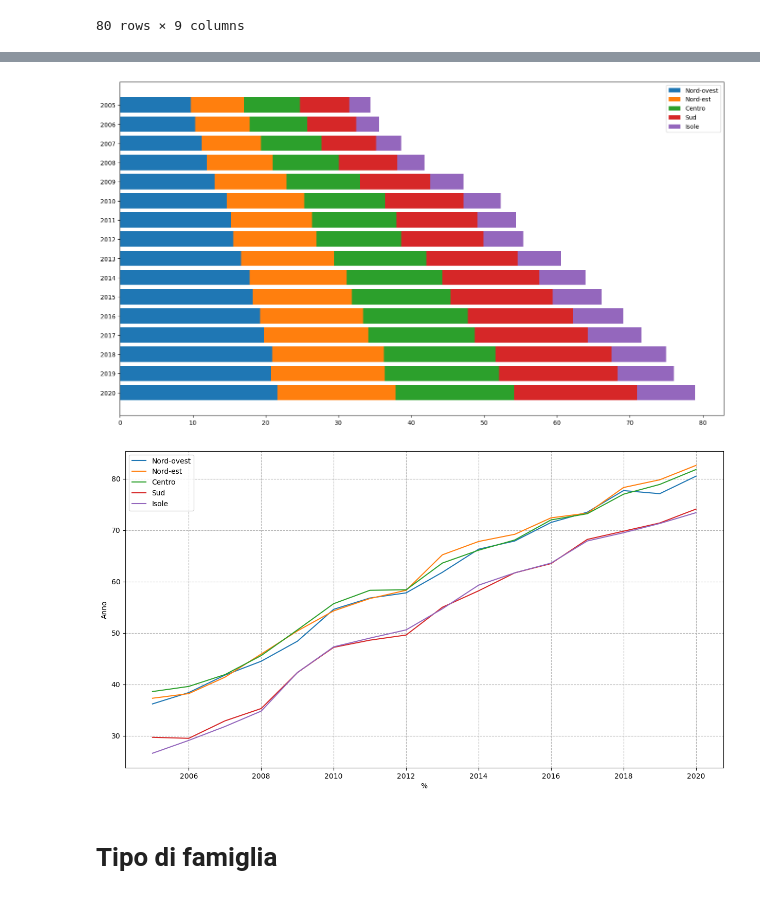
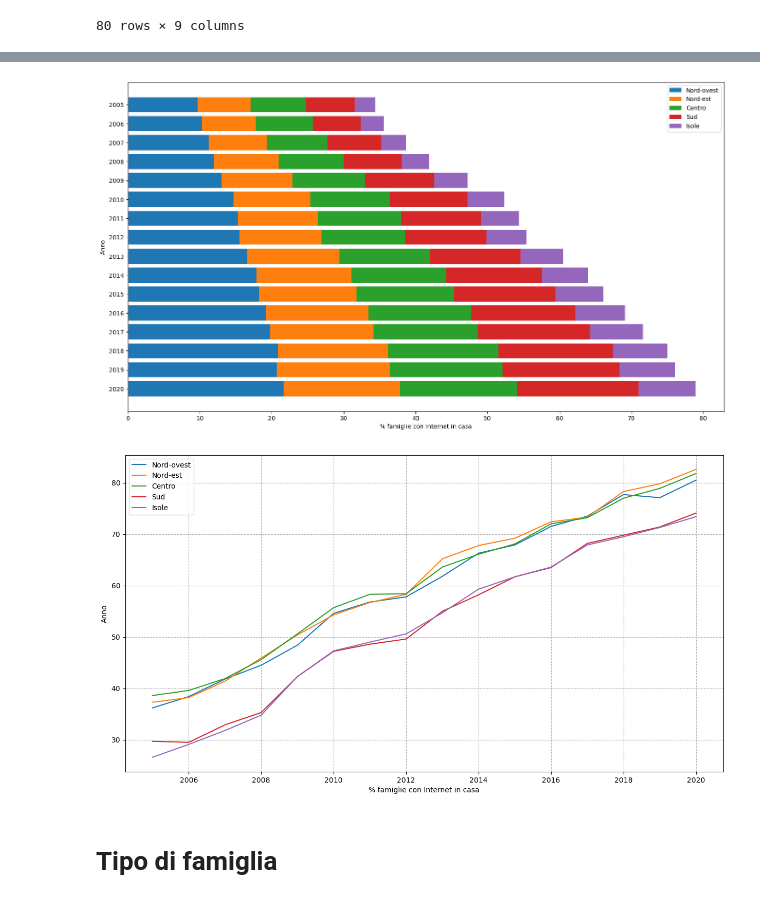
Before and after one commit to mattia01017/EsameSciVis, a Jupyter notebook: famiglia_e_PA.ipynb, the cells around one changed output, grey strips where cells are left out. Saved outputs shown, nothing was run; the diff lists cells and outputs as text; code cells hidden in the pictures.

```diff
--- a/famiglia_e_PA.ipynb
+++ b/famiglia_e_PA.ipynb
@@ -64,32 +64,34 @@ pop
 # %%
 datazsyesn = datazsyes.copy()
 
 for z in zones:
     m = interp1d(
         [0,100],
         [0,100*pop.loc[pop['Territorio'] == z, 'Value'].iloc[0] / pop.loc[pop['Territorio'] == 'Italia', 'Value'].iloc[0]]
     )
     datazsyesn.loc[datazsyesn['Territorio'] == z, 'Value'] = m(
         datazsyesn.loc[datazsyesn['Territorio'] == z, 'Value']
     )
 
 f, ax = plt.subplots()
 f.set_figheight(10)
 f.set_figwidth(18)
 
 ax.set_yticks(years)
 ax.invert_yaxis()
+ax.set_xlabel("% famiglie con Internet in casa")
+ax.set_ylabel("Anno")
 offsets = [0] * len(years)
 for z in zones:
     xd = datazsyesn.loc[datazsyesn['Territorio'] == z, 'Value']
     yd = datazsyesn.loc[datazsyesn['Territorio'] == z, 'TIME']
     ax.barh(yd, xd, left=offsets, label=z)
     for i in range(len(years)):
         offsets[i] += xd.iloc[i]
 ax.legend()
 plt.show()
 # %% [output]
-[figure, old version]
+[figure, new version]
 # %%
 f, ax = plt.subplots()
 
@@ -97,7 +99,7 @@ f.set_figheight(8)
 f.set_figwidth(15)
 
 datazsyes = datazsyes.sort_values('TIME')
-ax.set_xlabel("%")
+ax.set_xlabel("% famiglie con Internet in casa")
 ax.set_ylabel("Anno")
 
 for z in zones:
@@ -106,7 +108,7 @@ ax.legend()
 ax.grid(visible=True, linestyle="--")
 plt.show()
 # %% [output]
-[figure, old version]
+[figure, new version]
 # %% [markdown]
 # Tipo di famiglia
 # %%
```
Also changed, not shown: parts of 7 cells of this notebook.
